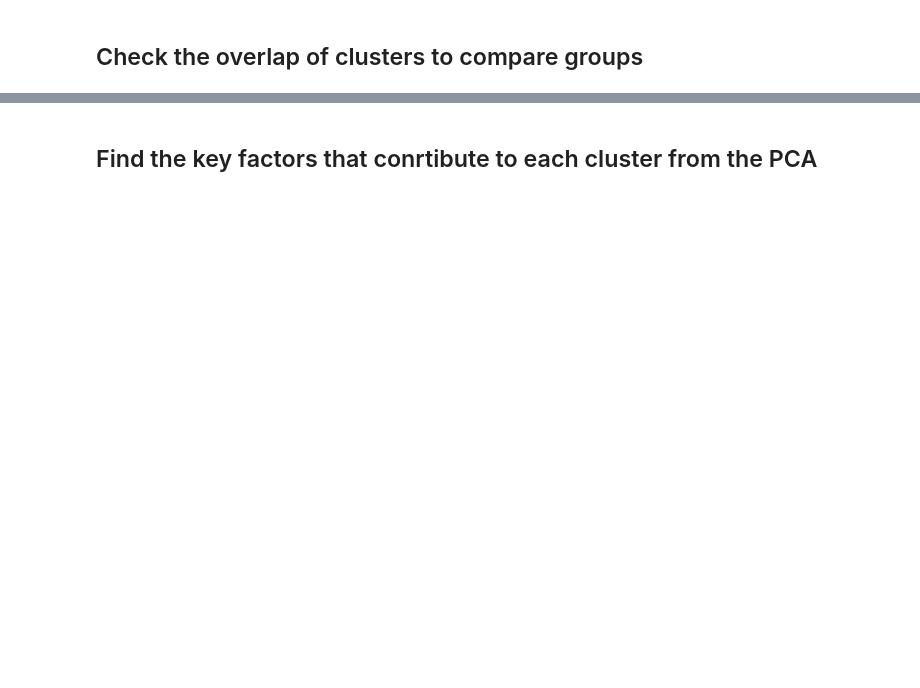
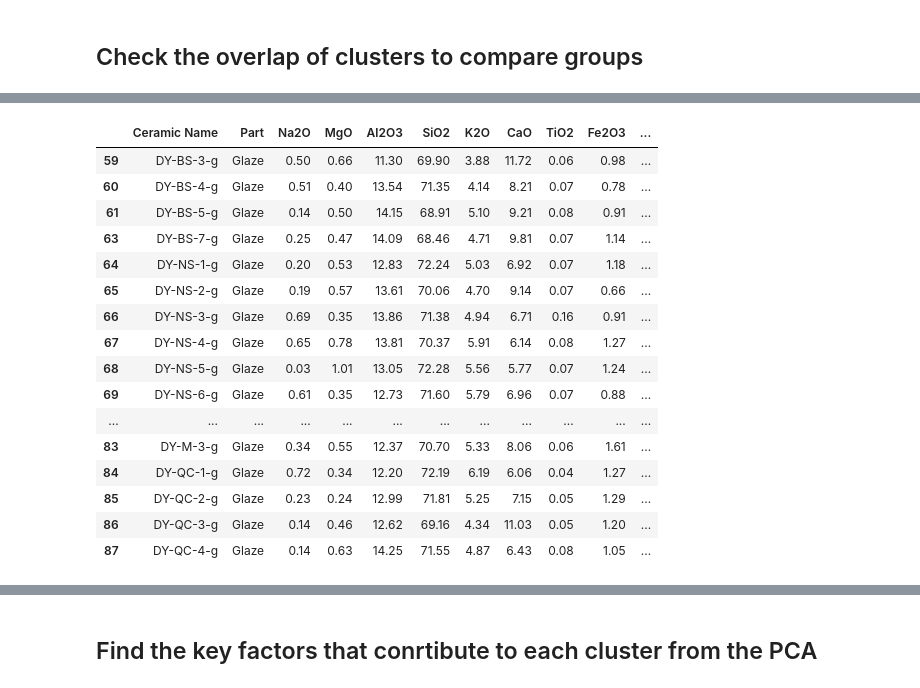
Before and after one commit to Benedictgr97/Chemical-comp-of-ceramic-clustering, a Jupyter notebook: Ceramic_clustering.ipynb, the cells around one changed output, grey strips where cells are left out. Cells and saved outputs as stored; diff of their text form; code cells hidden in the pictures; blank space fills up the shorter version.

```diff
--- a/Ceramic_clustering.ipynb
+++ b/Ceramic_clustering.ipynb
@@ -248,18 +248,21 @@ cluster_no_indentification(ceramic_body_df)
 # %% [markdown]
 ## Check the overlap of clusters to compare groups
 # %%
-def cluster_no_indentification(df, n_cluster = 3):
+def cluster_final(df, n_cluster = 3):
     df_val = df[df.select_dtypes(include=['int64', 'float64']).columns]
 
     pipeline = Pipeline([
         ('custom', AnomStandard()),
         ('scaler', StandardScaler()),
         ('pca',  PCA(n_components  = 0.9)),
-        ('kmeans', KMeans(n_init = 'auto',n_clusters = n_cluster ))
+        ('kmeans', KMeans(n_init = 'auto',n_clusters = n_cluster,random_state= 9 ))
     ])
 
     pipeline.fit_transform(df_val)
 
-    df['cluster'] = pipeline.named_steps['kmeans'].labels_ + 1
+    df['cluster'] = pipeline.named_steps['kmeans'].labels_  + 1
 
     return df
+
+ceramic_body_clust_df = cluster_final(ceramic_body_df,2)
+ceramic_glaze_clust_df = cluster_final(ceramic_glaze_df,3)
@@ -266,3 +279,0 @@ def cluster_no_indentification(df, n_cluster = 3):
-# %%
-ceramic_body_clust_df = cluster_no_indentification(ceramic_body_df,3)
-ceramic_glaze_clust_df = cluster_no_indentification(ceramic_glaze_df,3)
@@ -299,0 +324,20 @@ See the caveats in the documentation: https://pandas.pydata.org/pandas-docs/stab
+# %%
+ceramic_glaze_clust_df[ceramic_glaze_clust_df['cluster'] == 1 ]
+# %% [output]
+|  | Ceramic Name | Part | Na2O | MgO | Al2O3 | SiO2 | K2O | CaO | TiO2 | Fe2O3 | ... |
+| 59 | DY-BS-3-g | Glaze | 0.50 | 0.66 | 11.30 | 69.90 | 3.88 | 11.72 | 0.06 | 0.98 | ... |
+| 60 | DY-BS-4-g | Glaze | 0.51 | 0.40 | 13.54 | 71.35 | 4.14 | 8.21 | 0.07 | 0.78 | ... |
+| 61 | DY-BS-5-g | Glaze | 0.14 | 0.50 | 14.15 | 68.91 | 5.10 | 9.21 | 0.08 | 0.91 | ... |
+| 63 | DY-BS-7-g | Glaze | 0.25 | 0.47 | 14.09 | 68.46 | 4.71 | 9.81 | 0.07 | 1.14 | ... |
+| 64 | DY-NS-1-g | Glaze | 0.20 | 0.53 | 12.83 | 72.24 | 5.03 | 6.92 | 0.07 | 1.18 | ... |
+| 65 | DY-NS-2-g | Glaze | 0.19 | 0.57 | 13.61 | 70.06 | 4.70 | 9.14 | 0.07 | 0.66 | ... |
+| 66 | DY-NS-3-g | Glaze | 0.69 | 0.35 | 13.86 | 71.38 | 4.94 | 6.71 | 0.16 | 0.91 | ... |
+| 67 | DY-NS-4-g | Glaze | 0.65 | 0.78 | 13.81 | 70.37 | 5.91 | 6.14 | 0.08 | 1.27 | ... |
+| 68 | DY-NS-5-g | Glaze | 0.03 | 1.01 | 13.05 | 72.28 | 5.56 | 5.77 | 0.07 | 1.24 | ... |
+| 69 | DY-NS-6-g | Glaze | 0.61 | 0.35 | 12.73 | 71.60 | 5.79 | 6.96 | 0.07 | 0.88 | ... |
+| ... | ... | ... | ... | ... | ... | ... | ... | ... | ... | ... | ... |
+| 83 | DY-M-3-g | Glaze | 0.34 | 0.55 | 12.37 | 70.70 | 5.33 | 8.06 | 0.06 | 1.61 | ... |
+| 84 | DY-QC-1-g | Glaze | 0.72 | 0.34 | 12.20 | 72.19 | 6.19 | 6.06 | 0.04 | 1.27 | ... |
+| 85 | DY-QC-2-g | Glaze | 0.23 | 0.24 | 12.99 | 71.81 | 5.25 | 7.15 | 0.05 | 1.29 | ... |
+| 86 | DY-QC-3-g | Glaze | 0.14 | 0.46 | 12.62 | 69.16 | 4.34 | 11.03 | 0.05 | 1.20 | ... |
+| 87 | DY-QC-4-g | Glaze | 0.14 | 0.63 | 14.25 | 71.55 | 4.87 | 6.43 | 0.08 | 1.05 | ... |
```
Also changed, not shown: parts of 12 cells of this notebook.
